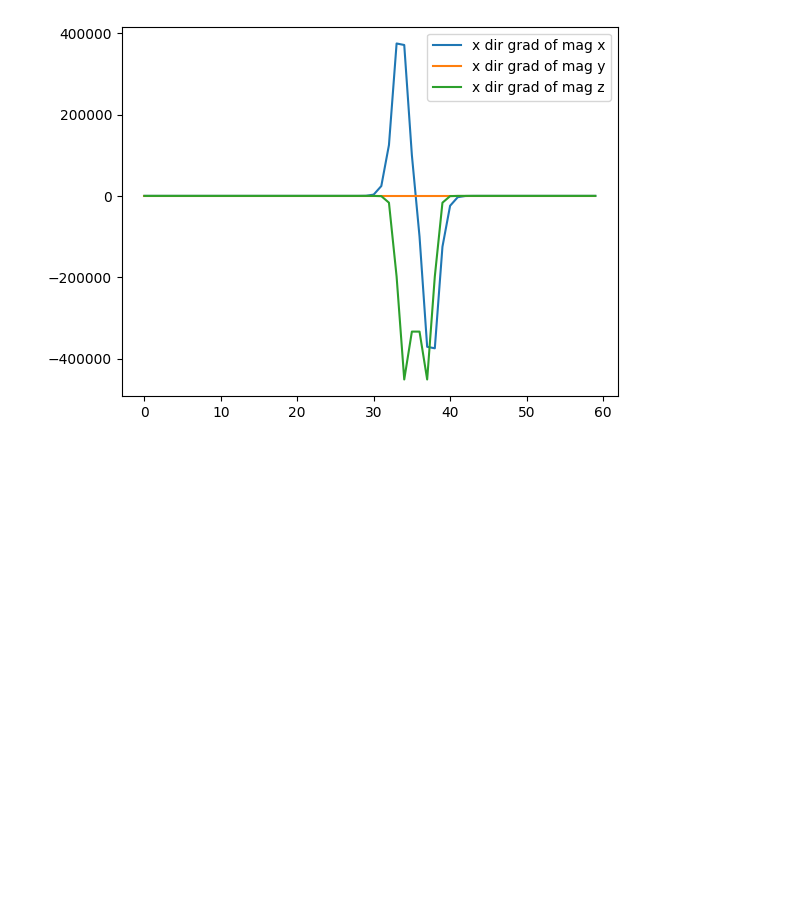
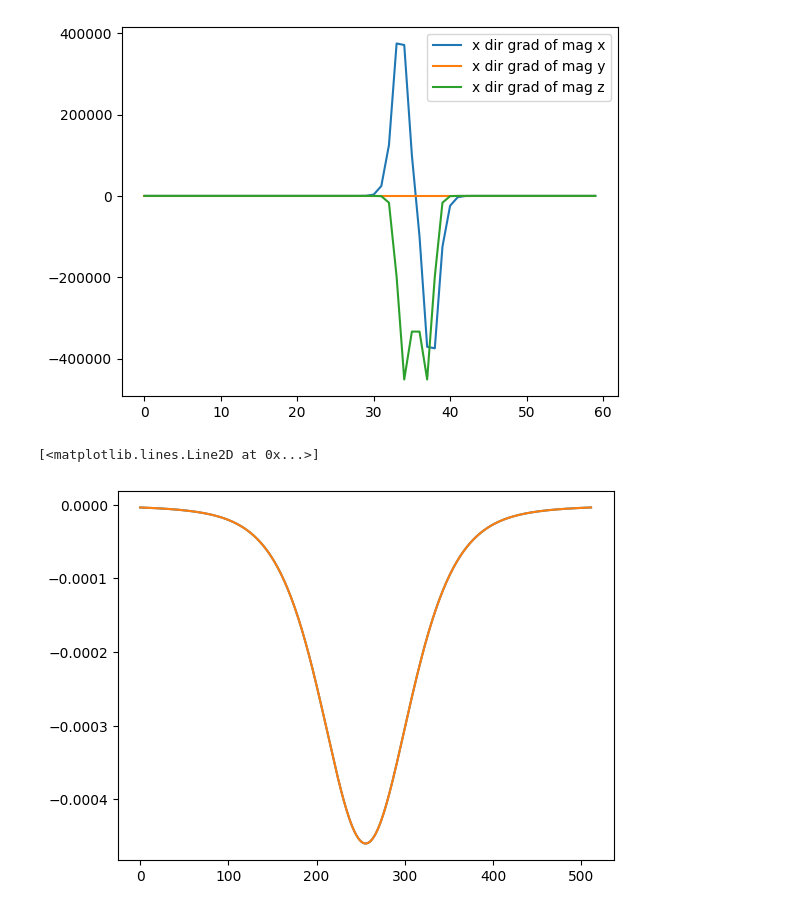
Before and after one commit to JulianSkolaut/jupyternbs_UniMainz, a Jupyter notebook: DyIG_testsim_180degDW_diffProjections.ipynb, the cells around one changed output. Saved outputs shown, nothing was run; the diff lists cells and outputs as text; code cells hidden in the pictures; blank space fills up the shorter version.

```diff
--- a/DyIG_testsim_180degDW_diffProjections.ipynb
+++ b/DyIG_testsim_180degDW_diffProjections.ipynb
@@ -214,4 +214,65 @@ kx = 2 * np.pi * np.linspace(-x_shape/2,x_shape/2-1,x_shape-1)/(dx*x_shape)
 eta = np.exp(-kx*(liftheight_eta-DyIG_thickness))
 
 print(np.shape(eta), eta)
+# %%
+# use simulation of one type of DW: right|up/down|left to extract profiles of DWs with different starting angles from SNVM measurements
+
+liftheight = 139
+
+phi_NV = 144.75
+theta_NV = 90
+
+# define direction of chosen DW and domain orientation
+
+x_sim_multiplicator = 10
+
+phi_domain_orient = -90
+
+phi_lc_DW_para = 0 # lc = linecut
+phi_lc_DW_perp = phi_lc_DW_para - 90
+
+phi_lc_DW_para_rad = np.radians(phi_lc_DW_para)
+phi_lc_DW_perp_rad = np.radians(phi_lc_DW_perp)
+
+phi_sim_DW_perp = phi_domain_orient
+phi_sim_DW_perp_rad = np.radians(phi_sim_DW_perp)
+
+# rescale x from sim -> lc
+
+tilt_lc_sim = phi_lc_DW_perp - phi_sim_DW_perp
+tilt_lc_sim_rad = np.radians(tilt_lc_sim)
+
+l_lc = x_shape / np.sin(tilt_lc_sim_rad) # in px
+x_lc = np.linspace(0,l_lc,x_shape)[plotstart_px:plotend_px]
+
+# rotate demag components from sim coord system to linecut coord system
+
+demag_x_sim = np.copy(demag_x)
+demag_y_sim = np.copy(demag_y)
+demag_z_sim = np.copy(demag_z)
+
+demag_x_lc = demag_x_sim[liftheight,int(y_shape/2),:] * np.cos(-tilt_lc_sim_rad) - demag_y_sim[liftheight,int(y_shape/2),:] * np.sin(-tilt_lc_sim_rad)
+demag_y_lc = demag_x_sim[liftheight,int(y_shape/2),:] * np.sin(-tilt_lc_sim_rad) + demag_y_sim[liftheight,int(y_shape/2),:] * np.cos(-tilt_lc_sim_rad)
+demag_z_lc = demag_z_sim[liftheight,int(y_shape/2),:]
+
+# project demag field onto NV axis
+
+theta_NV_rad = np.radians(theta_NV)
+phi_NV_rad = np.radians(phi_NV)
+
+phi_proj = phi_NV - phi_lc_DW_perp
+phi_proj_rad = np.radians(phi_proj)
+
+demag_lc_proj = demag_x_lc * np.sin(theta_NV_rad)*np.cos(phi_proj_rad) + demag_y_lc * np.sin(theta_NV_rad) * np.sin(phi_proj_rad) + demag_z_lc * np.cos(theta_NV_rad)
+
+
+
+# plotting
+
+fig, ax = plt.subplots()
+ax.plot(demag_y_lc)
+ax.plot(demag_y_sim[liftheight,int(y_shape/2),:])
+# %% [output]
+[<matplotlib.lines.Line2D at 0x...>]
+[figure, added]
 # %%
```
Also changed, not shown: parts of 1 cell of this notebook.
